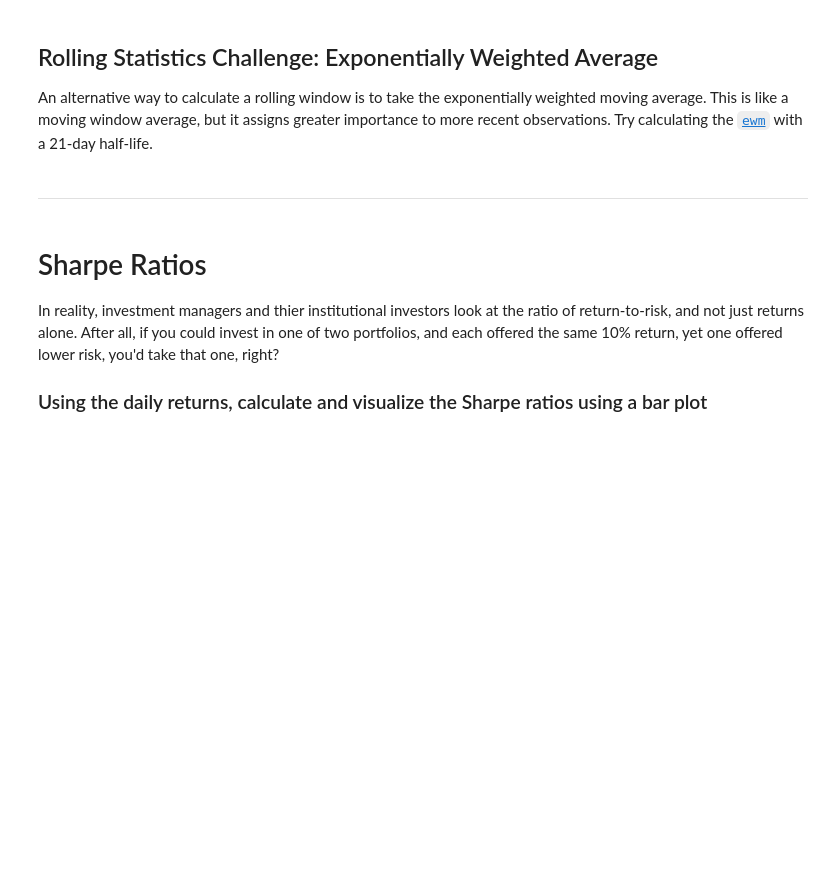
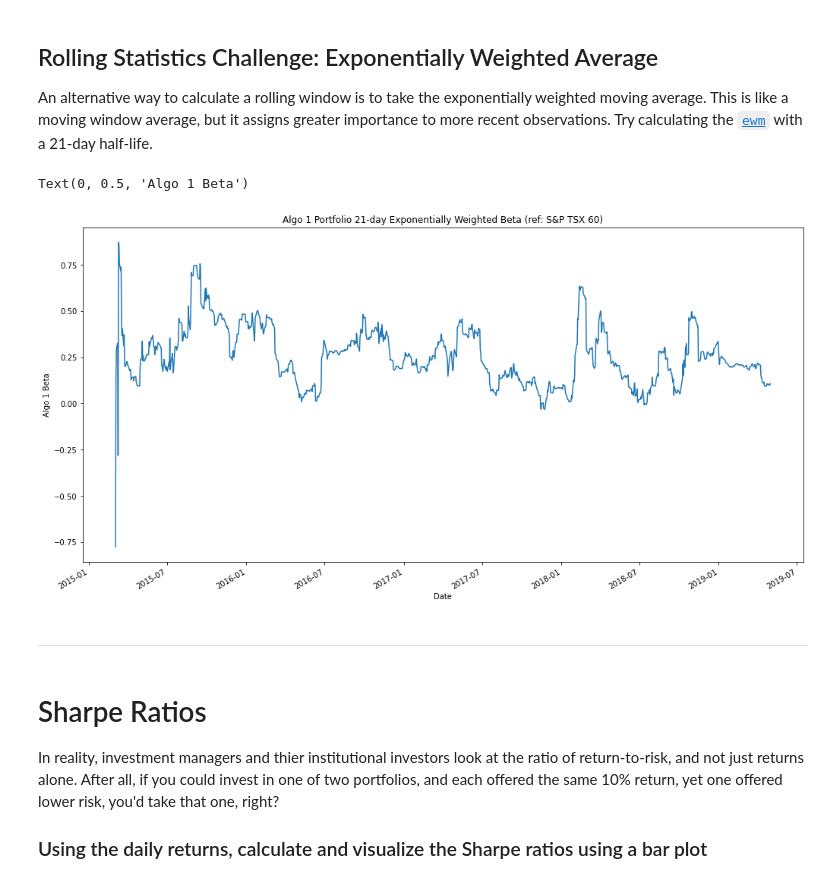
Before and after one commit to aylwarda/fintech-pandas-analysis, a Jupyter notebook: whale_analysis.ipynb, the cells around one changed output. Drawn from its saved outputs; the diff is of its cells as text; code cells hidden in the pictures; blank space fills up the shorter version.

```diff
--- a/whale_analysis.ipynb
+++ b/whale_analysis.ipynb
@@ -477,3 +473,22 @@ An alternative way to calculate a rolling window is to take the exponentially we
+# %%
+# Use `ewm` to calculate the rolling window
+# So, as above, I'll perform the same calculations
+# but instead, will use ewm with a halflife of 21.
+#
+# EWM Covariance
+allret_ewm_cov = all_returns["Algo 1"].ewm(halflife=21).cov(all_returns["S&P TSX 60"])
+
+# EWM Variance
+allret_ewm_var = all_returns["Algo 1"].ewm(halflife=21).var()
+
+# EWM Beta
+allret_ewm_beta = allret_ewm_cov / allret_ewm_var
+
+# Plot the EWM Beta Trend
+allret_ewm_beta.plot(figsize=(17,9), title="Algo 1 Portfolio 21-day Exponentially Weighted Beta (ref: S&P TSX 60)").set_ylabel("Algo 1 Beta")
+# %% [output]
+Text(0, 0.5, 'Algo 1 Beta')
+[figure, added]
 # %% [markdown]
 ---
 # %% [markdown]
```
Also changed, not shown: parts of 42 cells of this notebook, 2 other files.
